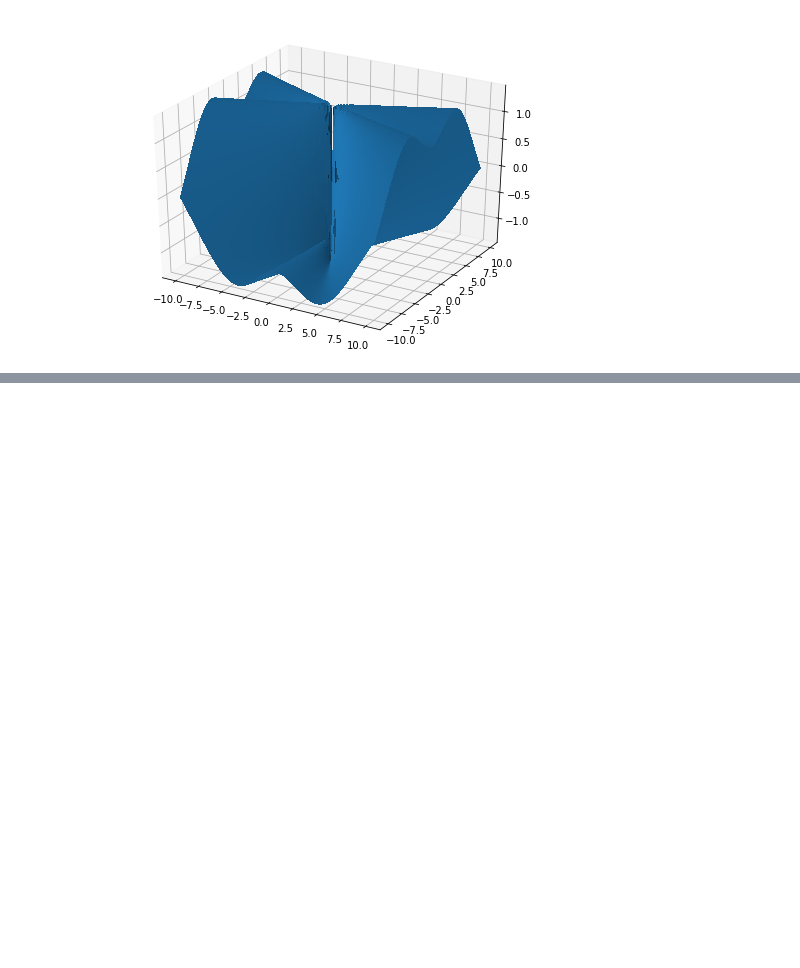
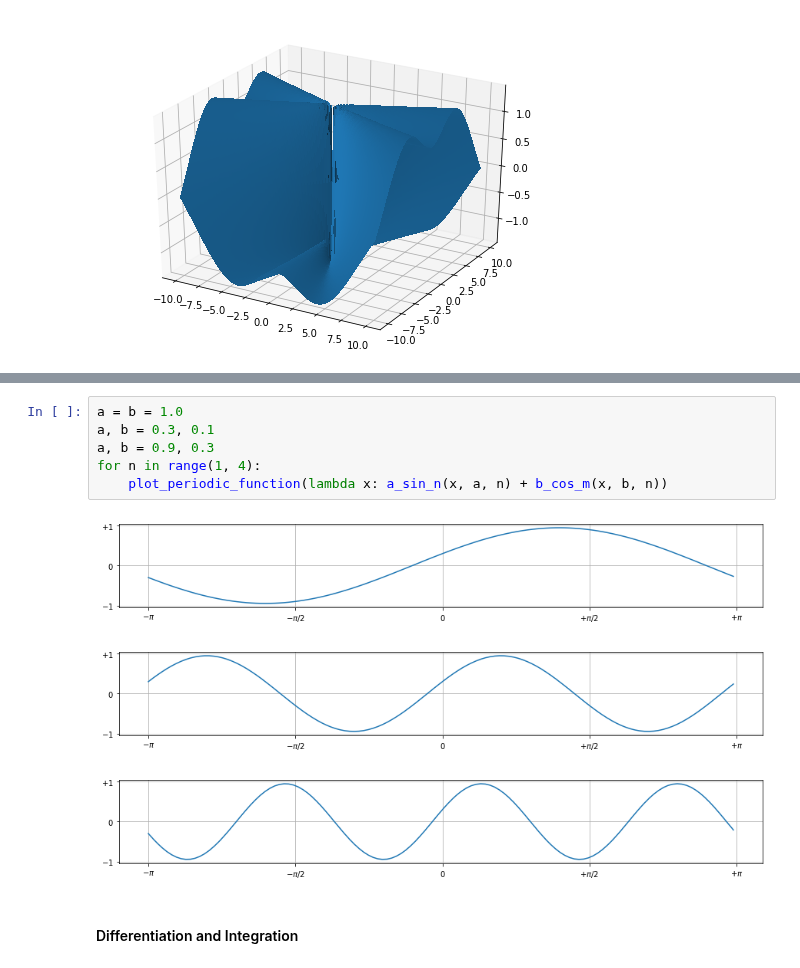
Before and after one commit to apefind/math, a Jupyter notebook: jupyter/calculus.ipynb, the cells around one changed output, grey strips where cells are left out. Drawn from its saved outputs; the diff is of its cells as text; blank space fills up the shorter version.

```diff
--- a/jupyter/calculus.ipynb
+++ b/jupyter/calculus.ipynb
@@ -75,0 +118,12 @@ plot_mapping(lambdify((x, y), u.diff(y).diff(x), modules='numpy'),
+# %%
+a = b = 1.0
+a, b = 0.3, 0.1
+a, b = 0.9, 0.3
+for n in range(1, 4):
+    plot_periodic_function(lambda x: a_sin_n(x, a, n) + b_cos_m(x, b, n))
+# %% [output]
+[figure, added]
+[figure, added]
+[figure, added]
+# %% [markdown]
+#### Differentiation and Integration
```
Also changed, not shown: parts of 17 cells of this notebook, 6 other files.
